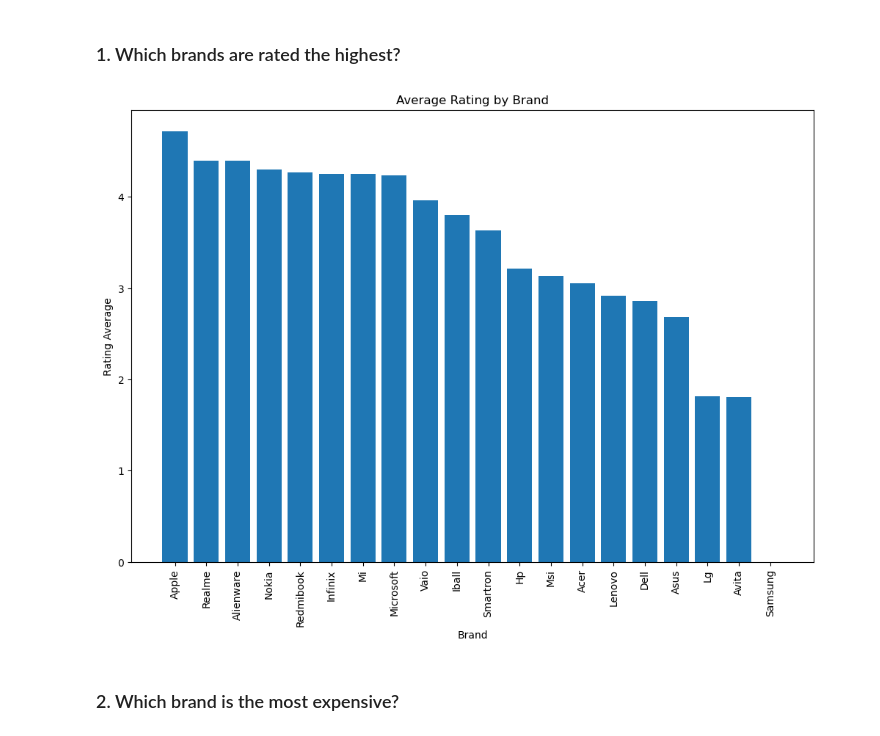
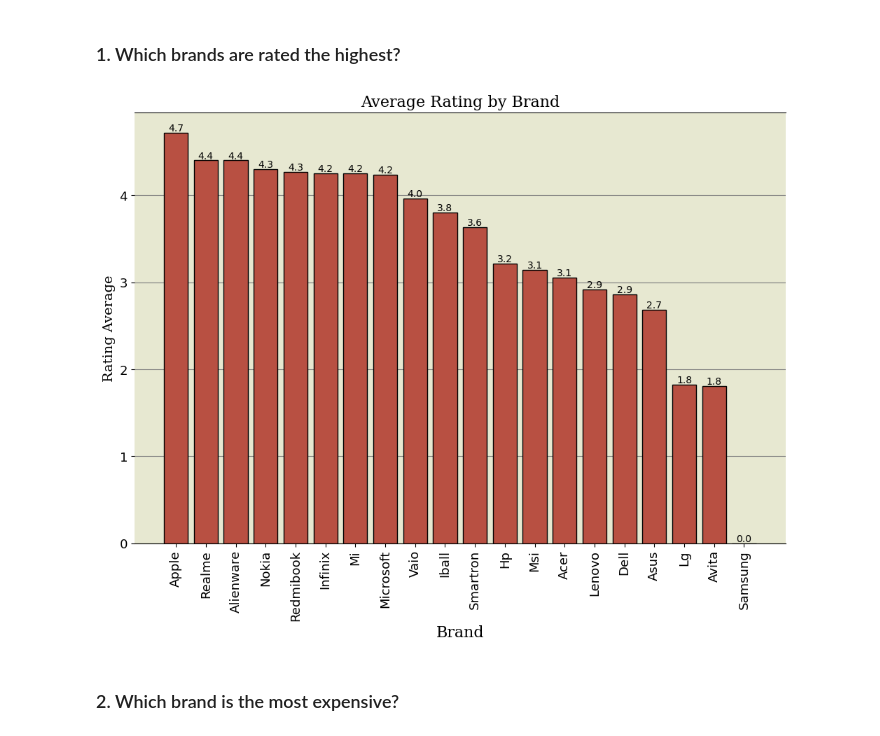
Before and after one commit to chrisheimbuch/laptops-specs-eda, a Jupyter notebook: Laptop Specs EDA.ipynb, the cells around one changed output. Saved outputs shown, nothing was run; the diff lists cells and outputs as text; code cells hidden in the pictures.

Commit message:
Further styling on descriptive questions graphs and additional questions answered

```diff
--- a/Laptop Specs EDA.ipynb
+++ b/Laptop Specs EDA.ipynb
@@ -216,24 +212,45 @@ array([3.7, 3.6, 3.9, 0. , 4.2, 2.3, 3.8, 3.1, 3.5, 4.5, 4. , 4.1, 4.3,
 # %% [markdown]
 ### 1. Which brands are rated the highest?
 # %%
-#Get average rating per brand
+#Get average rating per brand, sort data for plotting.
 average_ratings = clean_df.groupby('brand')['star_rating'].mean().reset_index()
 average_ratings = average_ratings.sort_values(by='star_rating', ascending=False)
-average_ratings
+
+font1 = {'family':'serif','color':'black','size':16}
+font2 = {'family':'serif','color':'black','size':14}
+
 
 # Plot the bar chart
 fig, ax = plt.subplots(figsize=(12,8))
+ax.bar(x=average_ratings['brand'], height=average_ratings['star_rating'], color='#B85042', edgecolor='black', zorder=2)
 
-ax.bar(x=average_ratings['brand'], height=average_ratings['star_rating'])
-ax.set_xlabel("Brand")
-ax.set_ylabel("Rating Average")
-ax.set_title("Average Rating by Brand")
-plt.xticks(rotation=90)
+#Set title, axis names, customize fonts.
+ax.set_xlabel("Brand", fontdict=font1)
+ax.set_ylabel("Rating Average", fontdict=font2)
+ax.set_title("Average Rating by Brand", fontdict=font1)
 
+#Customize graph
+ax.grid(axis = 'y', color='grey')
+ax.set_facecolor('#E7E8D1')
+plt.xticks(rotation=90, ha='center', fontsize=13)
+plt.yticks(fontsize=13)
+ax.spines["right"].set_visible(False)
+ax.spines["left"].set_visible(False)
+
+#Annotate each bar
+for bar in ax.patches:
+    height = bar.get_height()
+    ax.text(bar.get_x() + bar.get_width() / 2,
+        height + .11,
+        f'{height:.1f}',
+        ha='center',
+        va='top',
+        color='black',
+        fontsize=10)
 
 
 plt.show()
 # %% [output]
-[figure, old version]
+[figure, new version]
 # %% [markdown]
 ### 2. Which brand is the most expensive?
```
Also changed, not shown: parts of 18 cells of this notebook, 4 other files.
